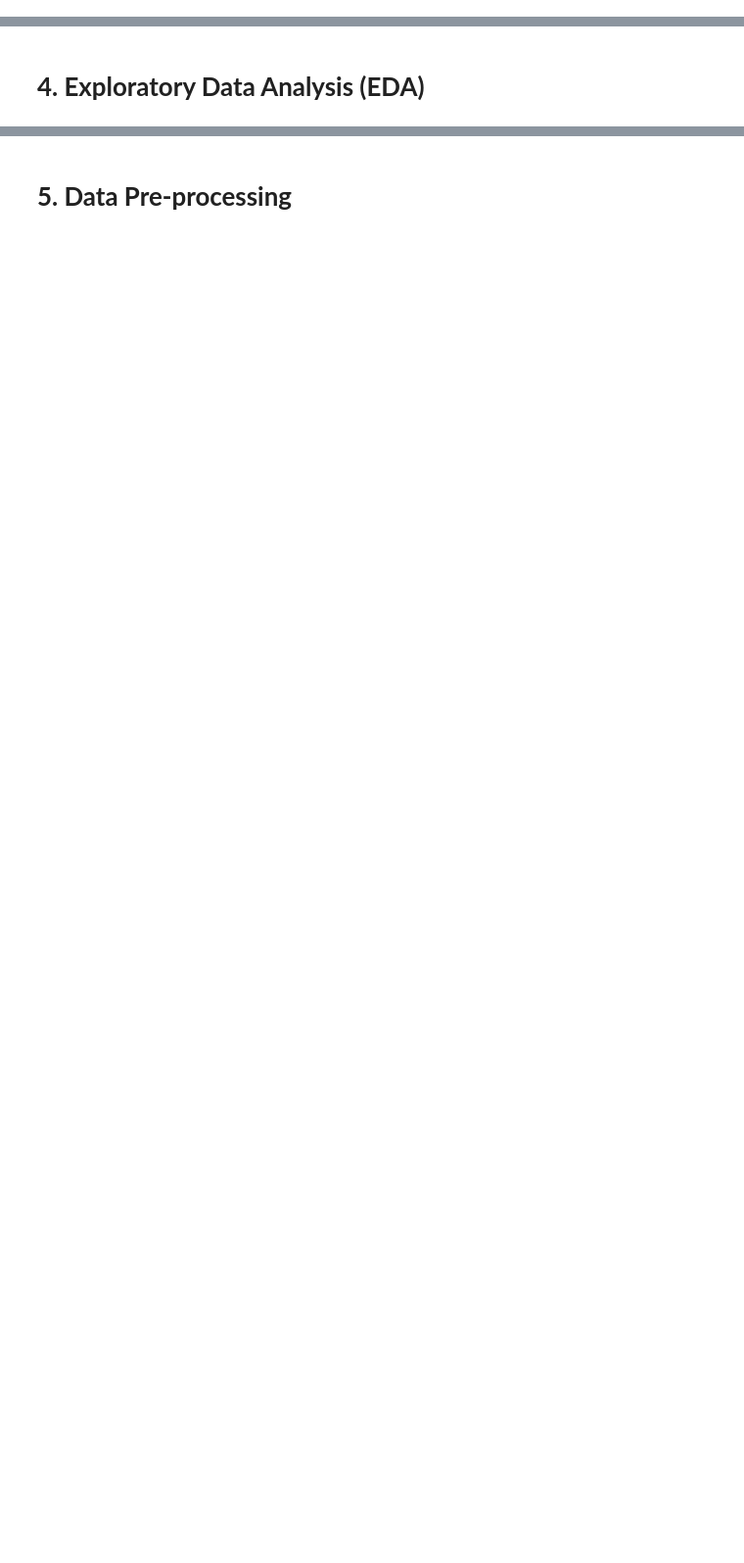
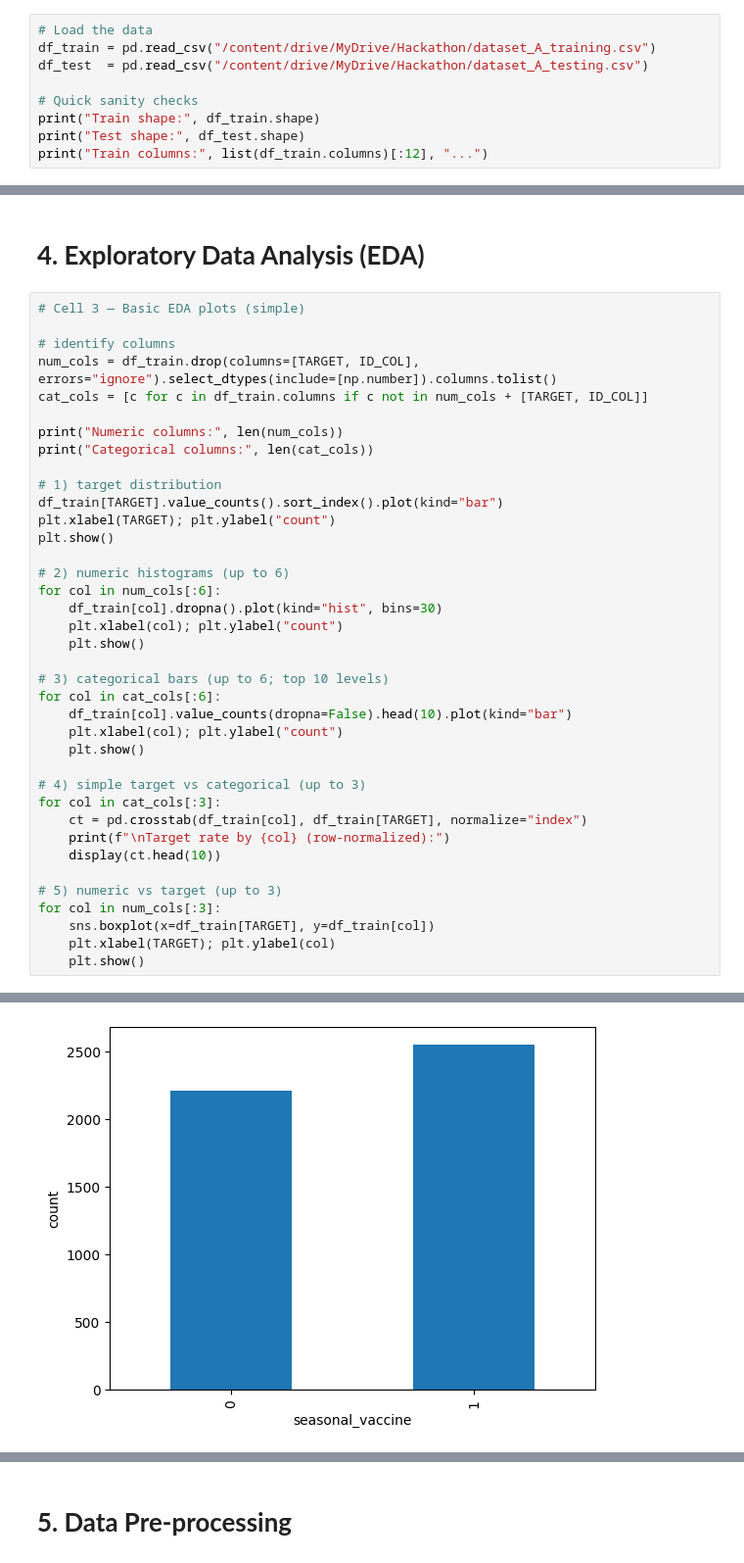
Before and after one commit to Rabia-Akhtr/Applied-Data-Science-1, a Jupyter notebook: notebooks/hackathon_main.ipynb, the cells around one changed output, grey strips where cells are left out. Shown at 98% size. Drawn from its saved outputs; the diff is of its cells as text; blank space fills up the shorter version.

```diff
--- a/notebooks/hackathon_main.ipynb
+++ b/notebooks/hackathon_main.ipynb
@@ -39,2 +52,11 @@ This notebook documents the full workflow for our Data Science Challenge hackath
 # %% [markdown]
 # **3. Data Loading**
+# %%
+# Load the data
+df_train = pd.read_csv("/content/drive/MyDrive/Hackathon/dataset_A_training.csv")
+df_test  = pd.read_csv("/content/drive/MyDrive/Hackathon/dataset_A_testing.csv")
+
+# Quick sanity checks
+print("Train shape:", df_train.shape)
+print("Test shape:", df_test.shape)
+print("Train columns:", list(df_train.columns)[:12], "...")
@@ -41,2 +184,41 @@ This notebook documents the full workflow for our Data Science Challenge hackath
 # %% [markdown]
 # **4. Exploratory Data Analysis (EDA)**
+# %%
+# Cell 3 — Basic EDA plots (simple)
+
+# identify columns
+num_cols = df_train.drop(columns=[TARGET, ID_COL], errors="ignore").select_dtypes(include=[np.number]).columns.tolist()
+cat_cols = [c for c in df_train.columns if c not in num_cols + [TARGET, ID_COL]]
+
+print("Numeric columns:", len(num_cols))
+print("Categorical columns:", len(cat_cols))
+
+# 1) target distribution
+df_train[TARGET].value_counts().sort_index().plot(kind="bar")
+plt.xlabel(TARGET); plt.ylabel("count")
+plt.show()
+
+# 2) numeric histograms (up to 6)
+for col in num_cols[:6]:
+    df_train[col].dropna().plot(kind="hist", bins=30)
+    plt.xlabel(col); plt.ylabel("count")
+    plt.show()
+
+# 3) categorical bars (up to 6; top 10 levels)
+for col in cat_cols[:6]:
+    df_train[col].value_counts(dropna=False).head(10).plot(kind="bar")
+    plt.xlabel(col); plt.ylabel("count")
+    plt.show()
+
+# 4) simple target vs categorical (up to 3)
+for col in cat_cols[:3]:
+    ct = pd.crosstab(df_train[col], df_train[TARGET], normalize="index")
+    print(f"\nTarget rate by {col} (row-normalized):")
+    display(ct.head(10))
+
+# 5) numeric vs target (up to 3)
+for col in num_cols[:3]:
+    sns.boxplot(x=df_train[TARGET], y=df_train[col])
+    plt.xlabel(TARGET); plt.ylabel(col)
+    plt.show()
+# %% [output]
@@ -42,0 +227 @@ This notebook documents the full workflow for our Data Science Challenge hackath
+[figure, added]
```
Also changed, not shown: parts of 12 cells of this notebook.
